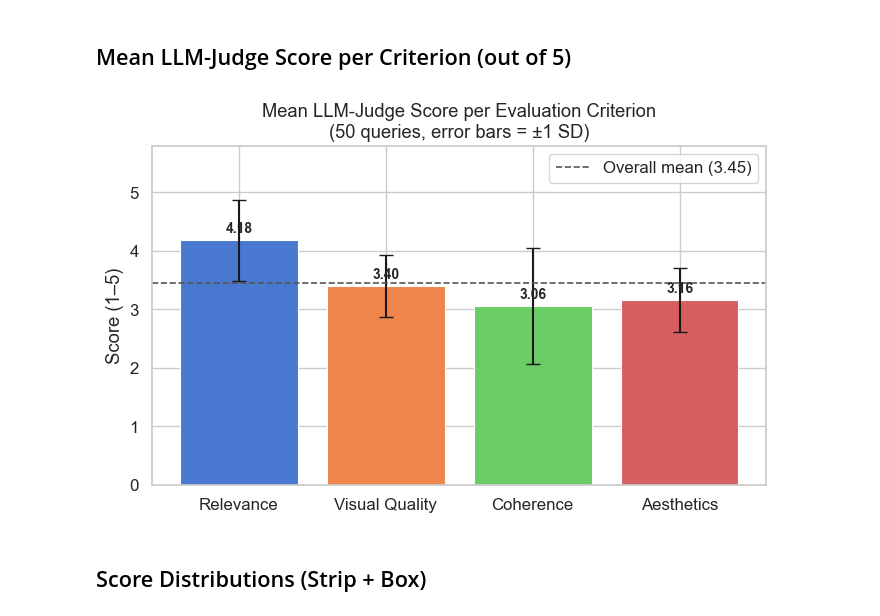
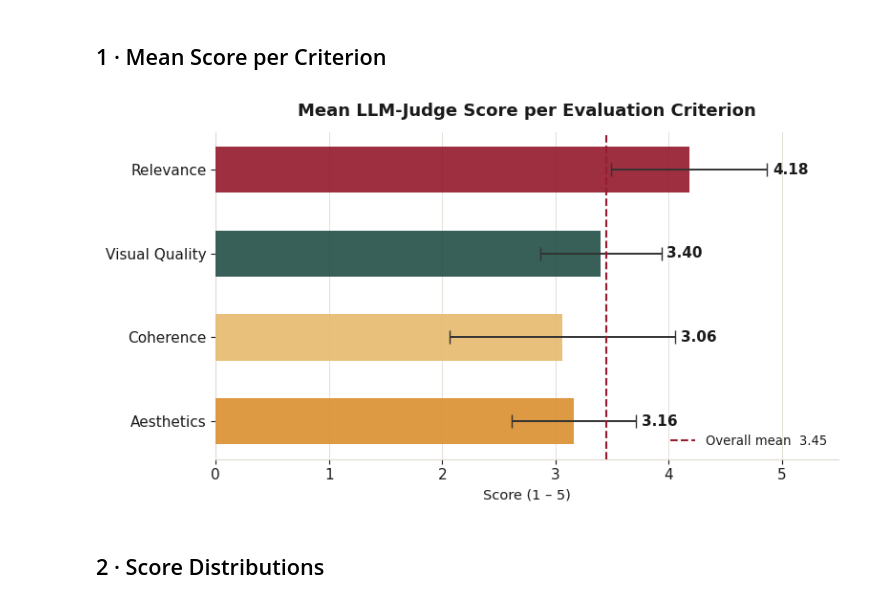
Before and after one commit to NandiniKodali988/SmartMatch, a Jupyter notebook: src/evaluation/plots.ipynb, the cells around one changed output. Saved outputs shown, nothing was run; the diff lists cells and outputs as text; code cells hidden in the pictures.

```diff
--- a/src/evaluation/plots.ipynb
+++ b/src/evaluation/plots.ipynb
@@ -1,19 +0,0 @@
-# %%
-from pathlib import Path
-import pandas as pd
-import matplotlib.pyplot as plt
-import seaborn as sns
-import numpy as np
-
-sns.set_theme(style='whitegrid', palette='muted', font_scale=1.1)
-COLORS = sns.color_palette('muted')
-
-PLOT_DIR = Path('results/plots')
-PLOT_DIR.mkdir(parents=True, exist_ok=True)
-
-df = pd.read_csv('results/llm_judge_results.csv')
-
-criteria = ['Relevance', 'Visual_Quality', 'Coherence', 'Aesthetics']
-labels   = ['Relevance', 'Visual Quality', 'Coherence', 'Aesthetics']
-
-df.head(3)
@@ -25,26 +68,41 @@ df.head(3)
 # %% [markdown]
-## Mean LLM-Judge Score per Criterion (out of 5)
+## 1 · Mean Score per Criterion
 # %%
-means   = [df[c].mean() for c in criteria]
-stds    = [df[c].std()  for c in criteria]
+
+# ──────────────────────────────────────────────────────────────────────────
+# 1. Mean Score per Criterion  – horizontal bars with SD ribbons
+# ──────────────────────────────────────────────────────────────────────────
+means   = np.array([df[c].mean() for c in criteria])
+stds    = np.array([df[c].std()  for c in criteria])
 overall = df['mean_score'].mean()
 
-fig, ax = plt.subplots(figsize=(7, 4.5))
-bars = ax.bar(labels, means, yerr=stds, capsize=5, color=COLORS[:4], edgecolor='white', linewidth=0.8)
-ax.axhline(overall, color='#555', linestyle='--', linewidth=1.2, label=f'Overall mean ({overall:.2f})')
+fig, ax = plt.subplots(figsize=(8, 4.5))
 
-for bar, m in zip(bars, means):
-    ax.text(bar.get_x() + bar.get_width()/2, m + 0.08, f'{m:.2f}',
-            ha='center', va='bottom', fontsize=10, fontweight='bold')
+bars = ax.barh(labels_1L[::-1], means[::-1],
+               color=PALETTE[::-1], height=0.55,
+               zorder=3, alpha=0.92)
 
-ax.set_ylim(0, 5.8)
-ax.set_ylabel('Score (1–5)')
-ax.set_title('Mean LLM-Judge Score per Evaluation Criterion\n(50 queries, error bars = ±1 SD)')
-ax.legend()
+# SD whiskers
+for i, (m, s, lbl) in enumerate(zip(means[::-1], stds[::-1], labels_1L[::-1])):
+    ax.errorbar(m, i, xerr=s, fmt='none',
+                color='#333', linewidth=1.4, capsize=5, zorder=4)
+    ax.text(m + s + 0.05, i, f'{m:.2f}', va='center',
+            fontsize=11, fontweight='bold', color=C['text'])
+
+ax.axvline(overall, color=C['crimson'], linestyle='--',
+           linewidth=1.5, zorder=5,
+           label=f'Overall mean  {overall:.2f}')
+
+ax.set_xlim(0, 5.5)
+ax.set_xlabel('Score (1 – 5)')
+ax.set_title('Mean LLM-Judge Score per Evaluation Criterion', pad=12)
+ax.legend(loc='lower right', framealpha=0.0, fontsize=9.5)
+ax.grid(axis='y', visible=False)
+
 plt.tight_layout()
-plt.savefig(PLOT_DIR / 'mean_scores.png', dpi=150)
+plt.savefig(PLOT_DIR / '01_mean_scores.png', dpi=150, bbox_inches='tight')
 plt.show()
 # %% [output]
-[figure, old version]
+[figure, new version]
 # %% [markdown]
-## Score Distributions (Strip + Box)
+## 2 · Score Distributions
```
Also changed, not shown: parts of 23 cells of this notebook, 12 other files.
